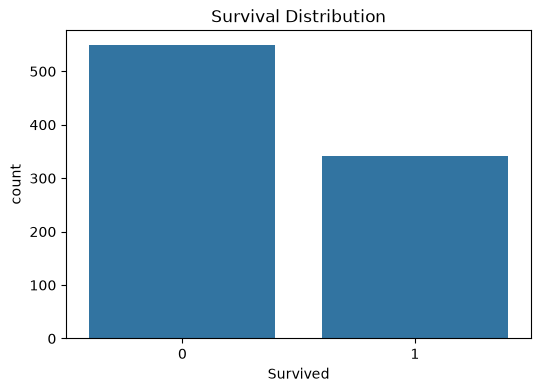
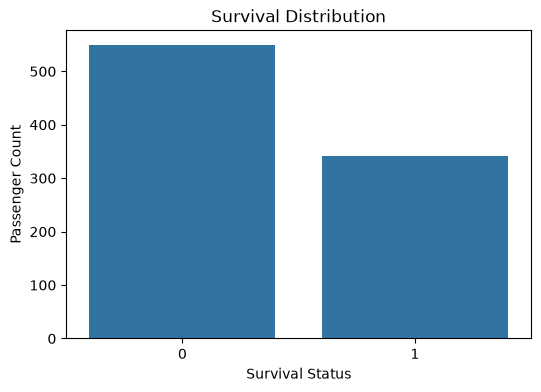
Code edit (unified diff) that turned the first committed figure into the second:
--- before
+++ after
@@ -7,4 +7,6 @@
 
 plt.title("Survival Distribution")
+plt.xlabel("Survival Status")
+plt.ylabel("Passenger Count")
 
 plt.show()

Commit: insights added